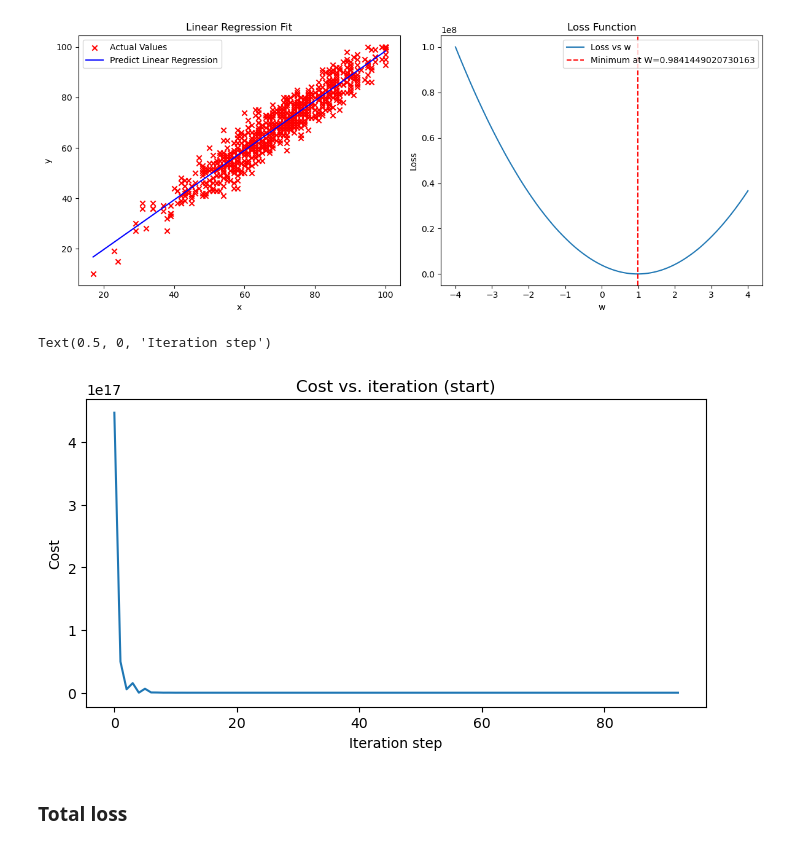
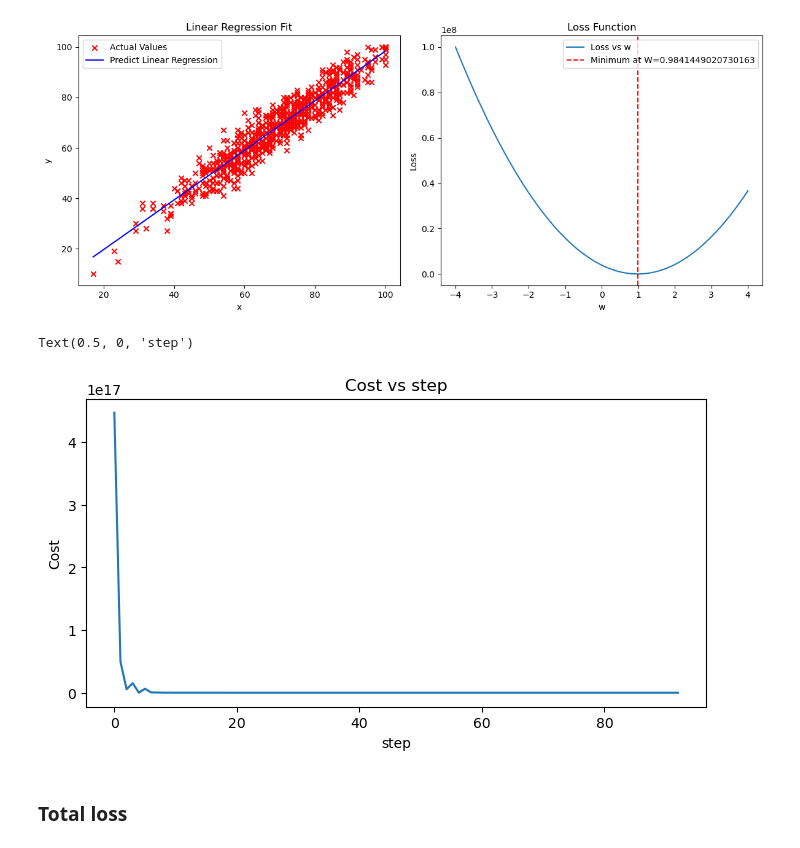
Before and after one commit to HuyinCP/Customize-ML-Models, a Jupyter notebook: ternary_search_minimizeMSE.ipynb, the cells around one changed output. Cells and saved outputs as stored; diff of their text form; code cells hidden in the pictures.

```diff
--- a/ternary_search_minimizeMSE.ipynb
+++ b/ternary_search_minimizeMSE.ipynb
@@ -132,12 +132,12 @@ plt.tight_layout()
 # %%
 fig, ax = plt.subplots(figsize=(8, 4))
 ax.plot(J_hist[:1000000])
-ax.set_title("Cost vs. iteration (start)")
+ax.set_title("Cost vs step")
 ax.set_ylabel('Cost')
-ax.set_xlabel('Iteration step')
+ax.set_xlabel('step')
 # %% [output]
-Text(0.5, 0, 'Iteration step')
+Text(0.5, 0, 'step')
-[figure, old version]
+[figure, new version]
 # %% [markdown]
 ### Total loss
 # %%
```
Also changed, not shown: parts of 1 cell of this notebook.
